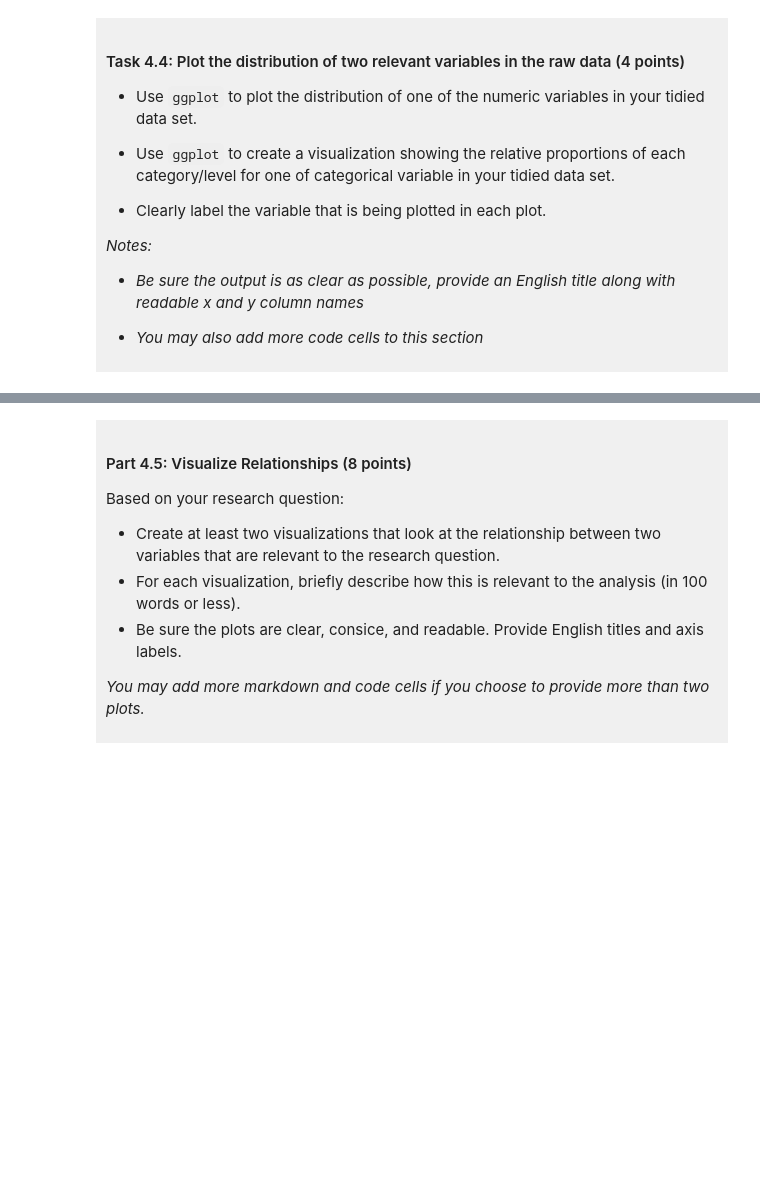
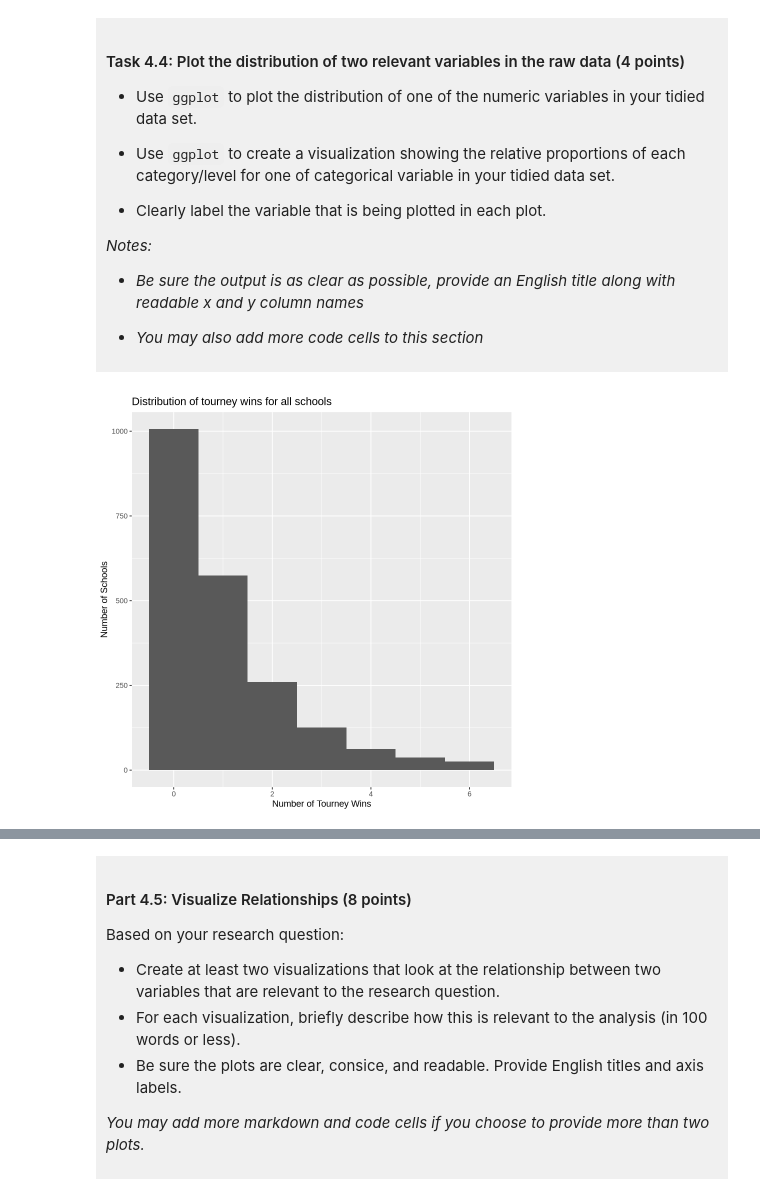
Before and after one commit to delta0312/dsci-100-project-Delta-Huang, a Jupyter notebook: dsci-100-project-notebook.ipynb, the cells around one changed output, grey strips where cells are left out. Cells and saved outputs as stored; diff of their text form; code cells hidden in the pictures; blank space fills up the shorter version.

```diff
--- a/dsci-100-project-notebook.ipynb
+++ b/dsci-100-project-notebook.ipynb
@@ -294,4 +314,11 @@ You will refine your research question (if needed) and produce a tidy data set.
 
 </div>
 # %%
-### EDIT THIS CODE CELL FOR PLOT 1 ###
+dist_numeric <- ggplot(data_filtered, aes(x=tourney_wins)) +
+                geom_histogram(binwidth = 1) +
+                labs(x="Number of Tourney Wins",
+                     y="Number of Schools",
+                     title="Distribution of tourney wins for all schools")
+dist_numeric
+# %% [output]
+[figure, added]
```
Also changed, not shown: parts of 14 cells of this notebook.
